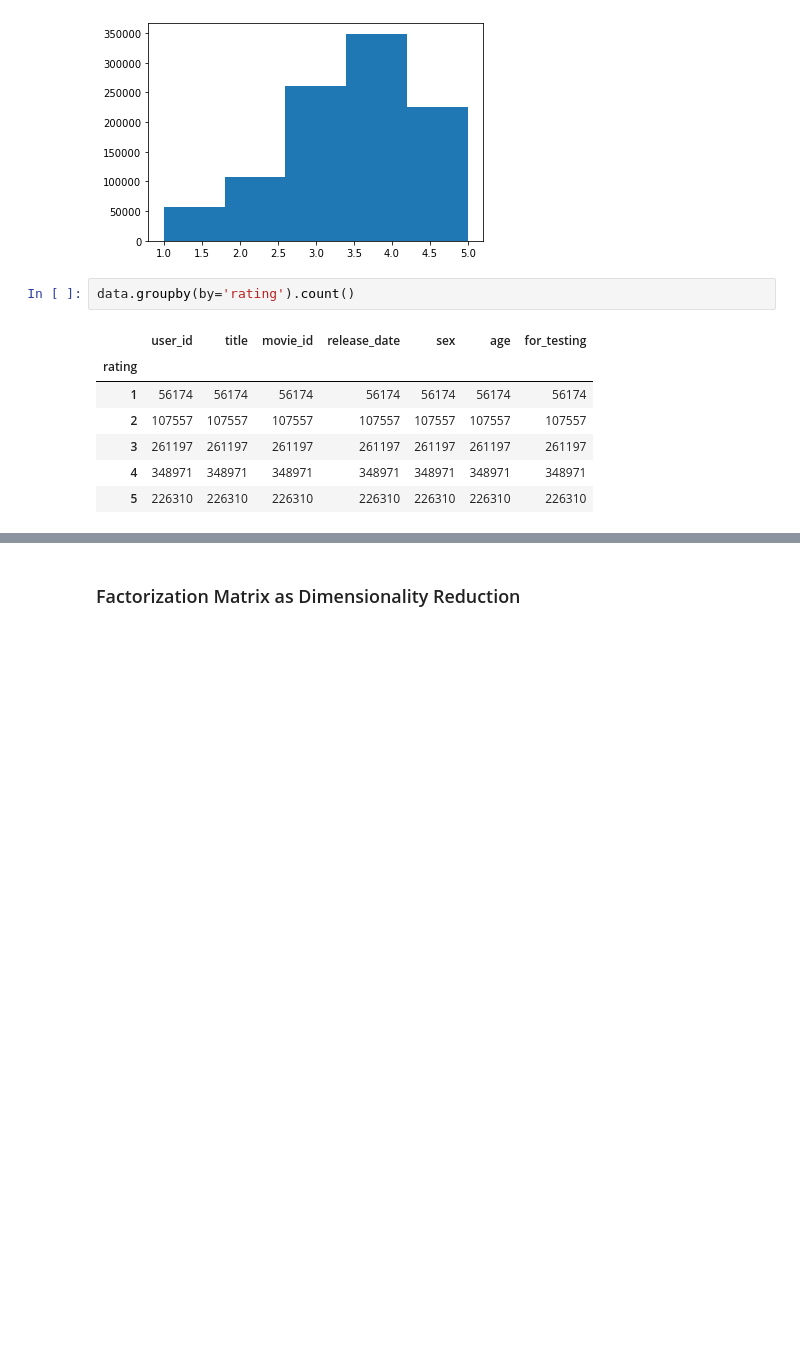
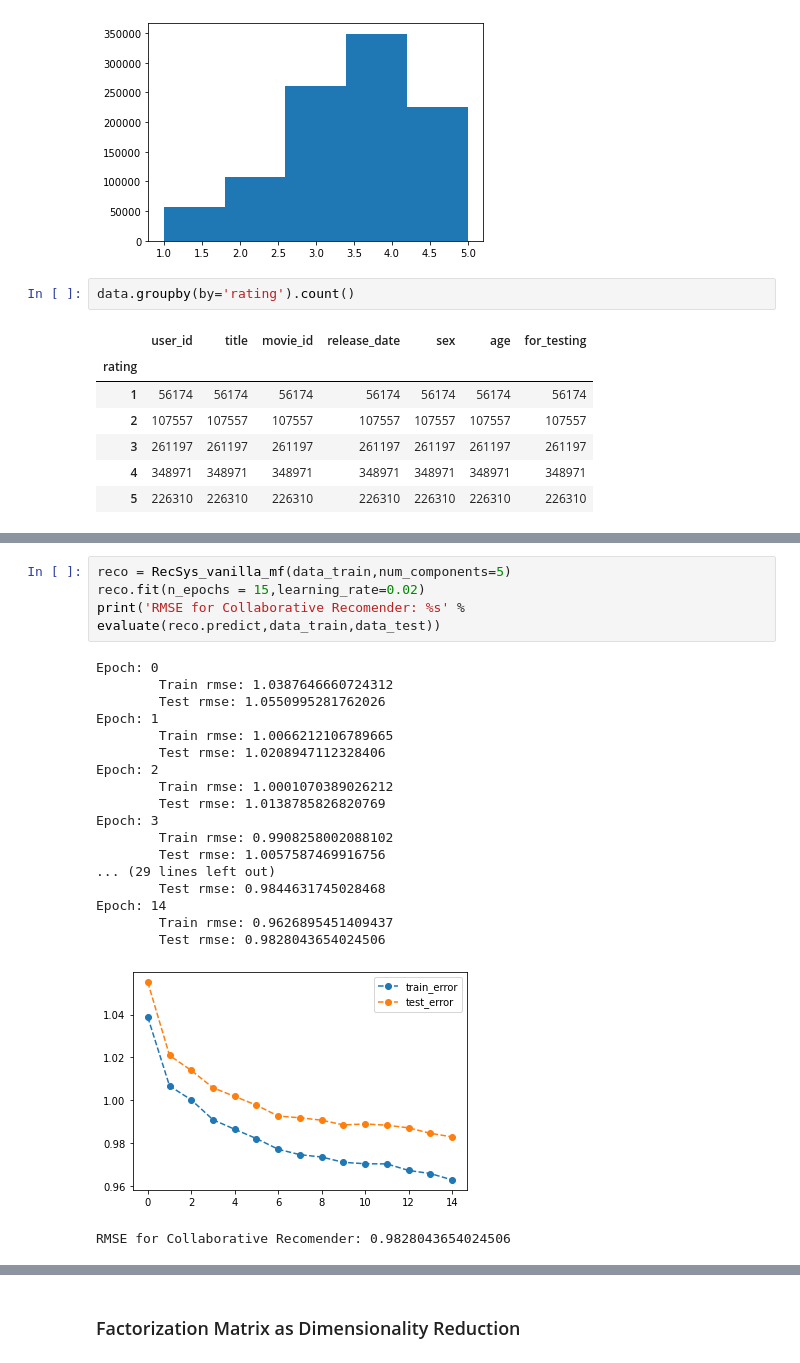
Before and after one commit to ssegui/recsysMaster2020, a Jupyter notebook: notebooks/Lesson4_Factorization_Models.ipynb, the cells around one changed output, grey strips where cells are left out. Drawn from its saved outputs; the diff is of its cells as text; blank space fills up the shorter version.

```diff
--- a/notebooks/Lesson4_Factorization_Models.ipynb
+++ b/notebooks/Lesson4_Factorization_Models.ipynb
@@ -93,0 +338,24 @@ data.groupby(by='rating').count()
+# %%
+reco = RecSys_vanilla_mf(data_train,num_components=5)
+reco.fit(n_epochs = 15,learning_rate=0.02)
+print('RMSE for Collaborative Recomender: %s' % evaluate(reco.predict,data_train,data_test))
+# %% [output]
+Epoch: 0
+        Train rmse: 1.0387646660724312
+        Test rmse: 1.0550995281762026
+Epoch: 1
+        Train rmse: 1.0066212106789665
+        Test rmse: 1.0208947112328406
+Epoch: 2
+        Train rmse: 1.0001070389026212
+        Test rmse: 1.0138785826820769
+Epoch: 3
+        Train rmse: 0.9908258002088102
+        Test rmse: 1.0057587469916756
+... (29 lines left out)
+        Test rmse: 0.9844631745028468
+Epoch: 14
+        Train rmse: 0.9626895451409437
+        Test rmse: 0.9828043654024506
+[figure, added]
+RMSE for Collaborative Recomender: 0.9828043654024506
```
Also changed, not shown: parts of 40 cells of this notebook.
